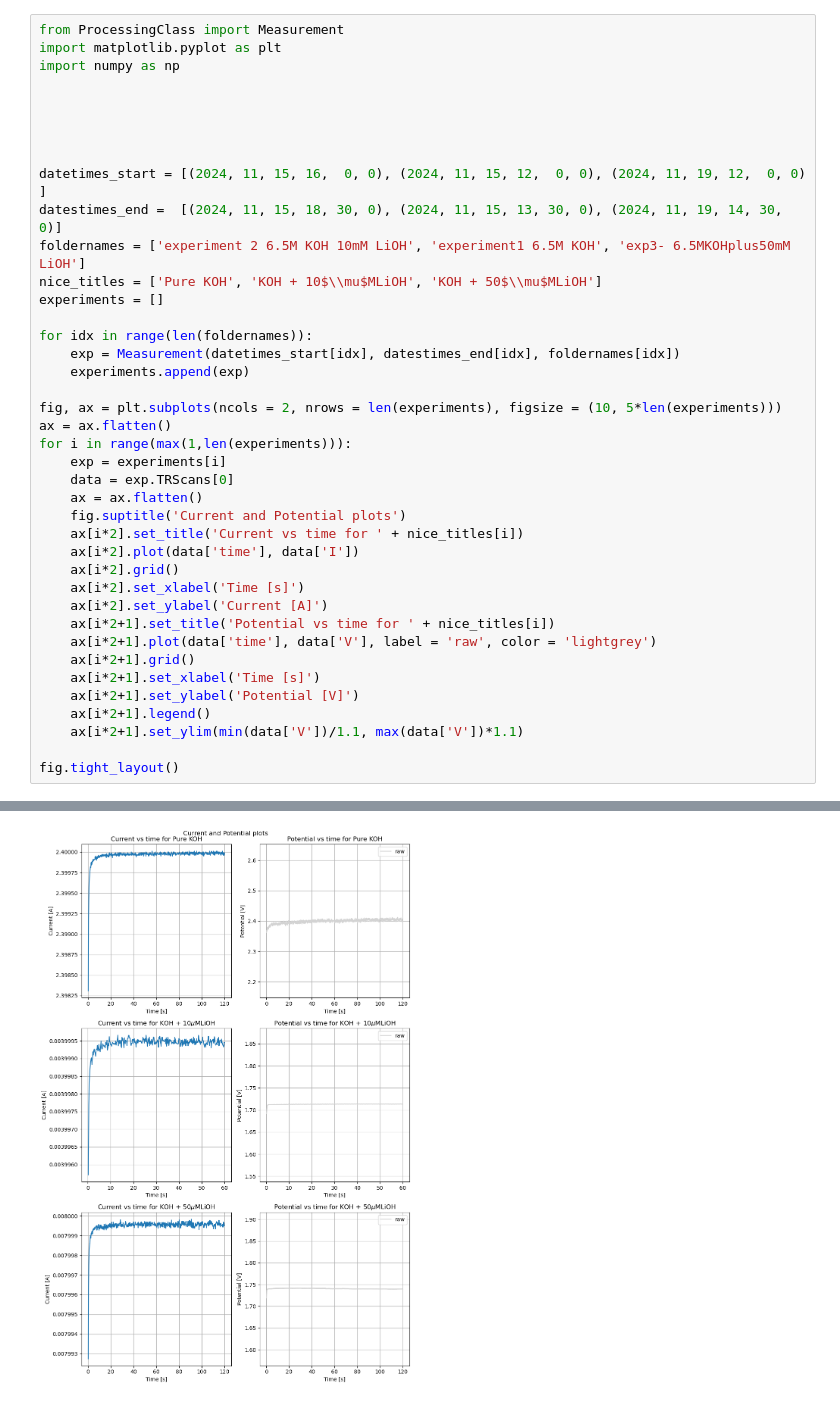
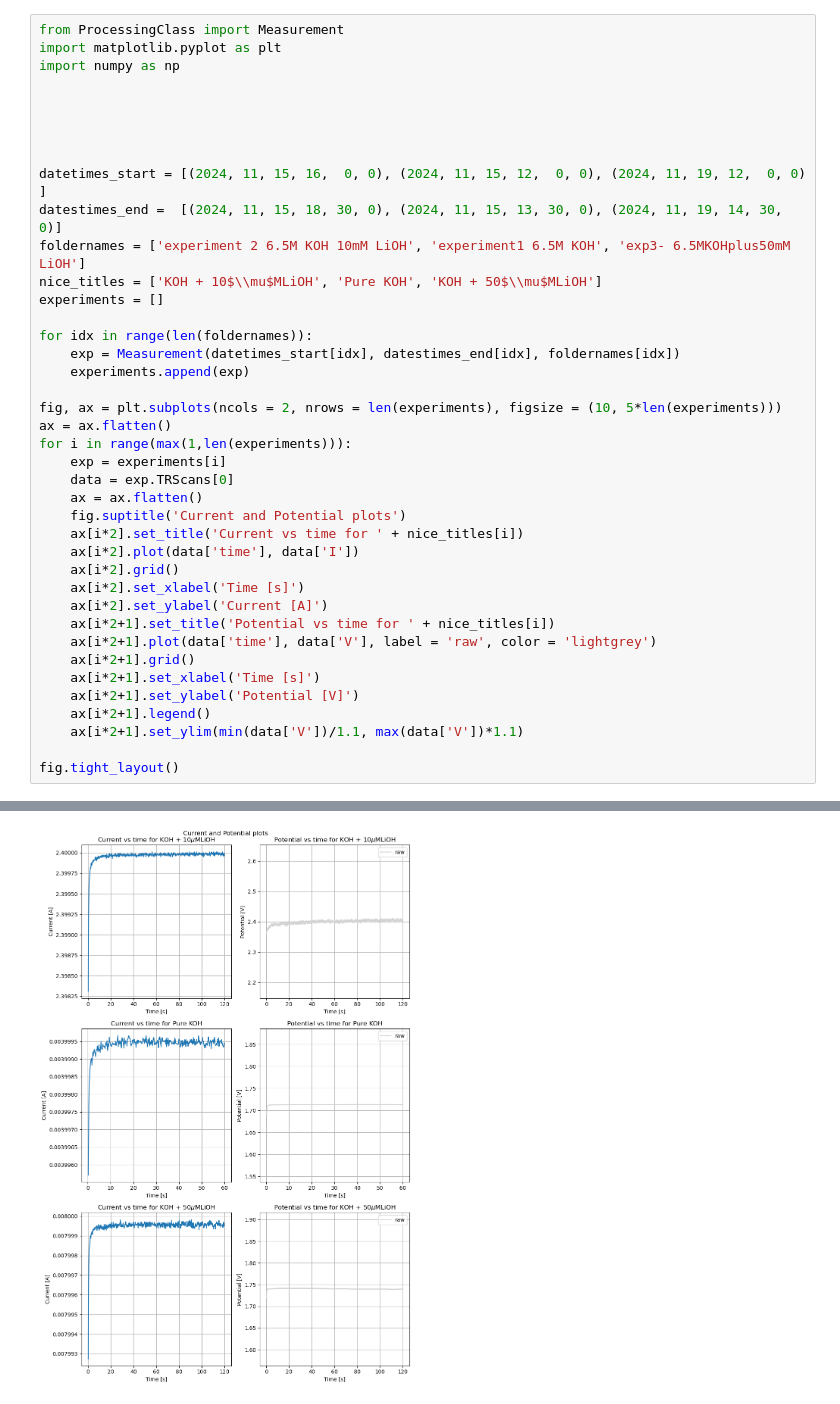
Before and after one commit to flexepticon/DBL_energy, a Jupyter notebook: Python scripts/File for graphs.ipynb, the cells around one changed output, grey strips where cells are left out. Saved outputs shown, nothing was run; the diff lists cells and outputs as text.

```diff
--- a/Python scripts/File for graphs.ipynb
+++ b/Python scripts/File for graphs.ipynb
@@ -10,7 +10,7 @@ import numpy as np
 datetimes_start = [(2024, 11, 15, 16,  0, 0), (2024, 11, 15, 12,  0, 0), (2024, 11, 19, 12,  0, 0) ]
 datestimes_end =  [(2024, 11, 15, 18, 30, 0), (2024, 11, 15, 13, 30, 0), (2024, 11, 19, 14, 30, 0)]
 foldernames = ['experiment 2 6.5M KOH 10mM LiOH', 'experiment1 6.5M KOH', 'exp3- 6.5MKOHplus50mM LiOH']
-nice_titles = ['Pure KOH', 'KOH + 10$\\mu$MLiOH', 'KOH + 50$\\mu$MLiOH']
+nice_titles = ['KOH + 10$\\mu$MLiOH', 'Pure KOH', 'KOH + 50$\\mu$MLiOH']
 experiments = []
 
 for idx in range(len(foldernames)):
@@ -48,4 +42,4 @@ fig.tight_layout()
-[figure, old version]
+[figure, new version]
 # %%
 for i in range(max(1,len(experiments))):
     exp = experiments[i]
```
Also changed, not shown: parts of 5 cells of this notebook.
